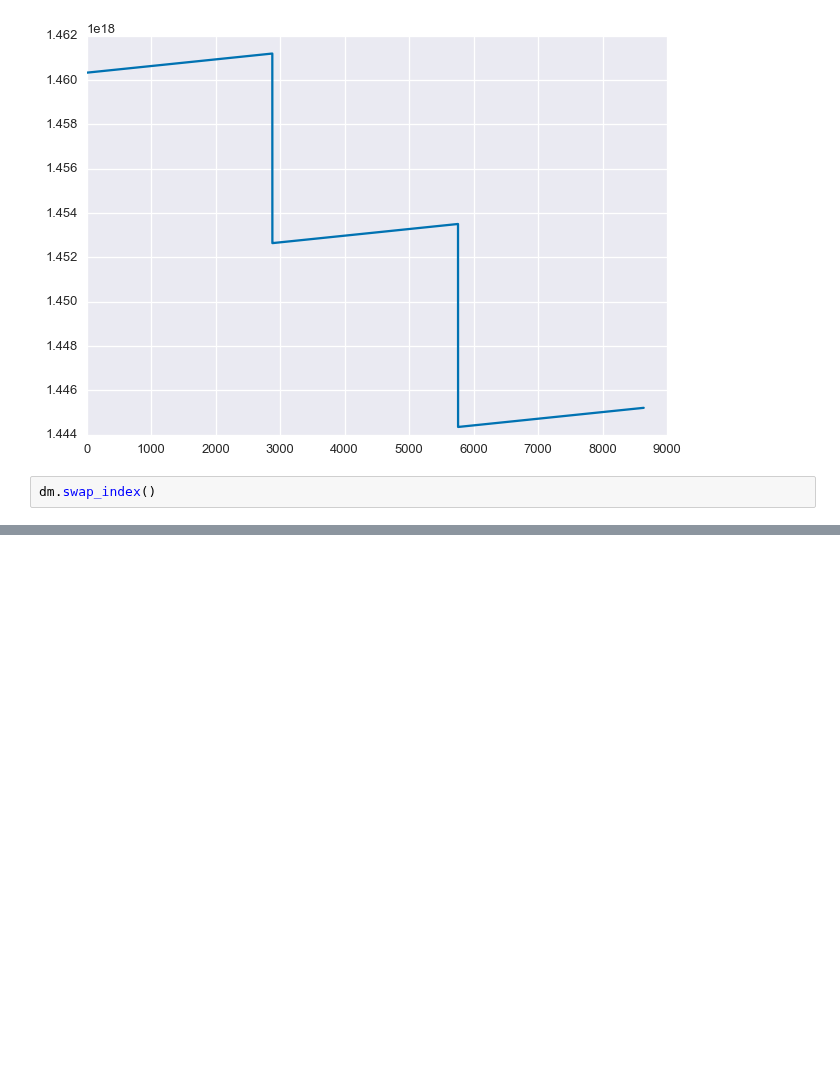
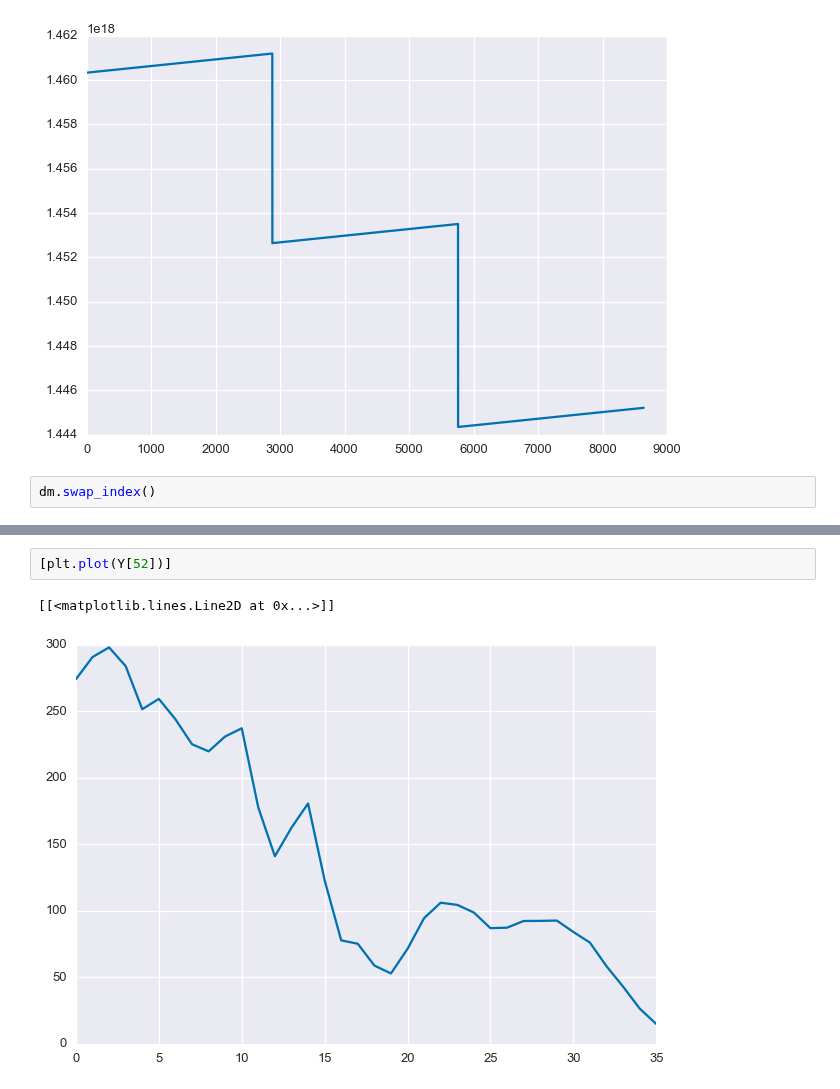
Before and after one commit to bmeyers/SolarForecasting, a Jupyter notebook: scratch_work_bennet.ipynb, the cells around one changed output, grey strips where cells are left out. Drawn from its saved outputs; the diff is of its cells as text; blank space fills up the shorter version.

```diff
--- a/scratch_work_bennet.ipynb
+++ b/scratch_work_bennet.ipynb
@@ -70,0 +90,5 @@ dm.swap_index()
+# %%
+[plt.plot(Y[52])]
+# %% [output]
+[[<matplotlib.lines.Line2D at 0x...>]]
+[figure, added]
```
Also changed, not shown: parts of 5 cells of this notebook, 2 other files.
